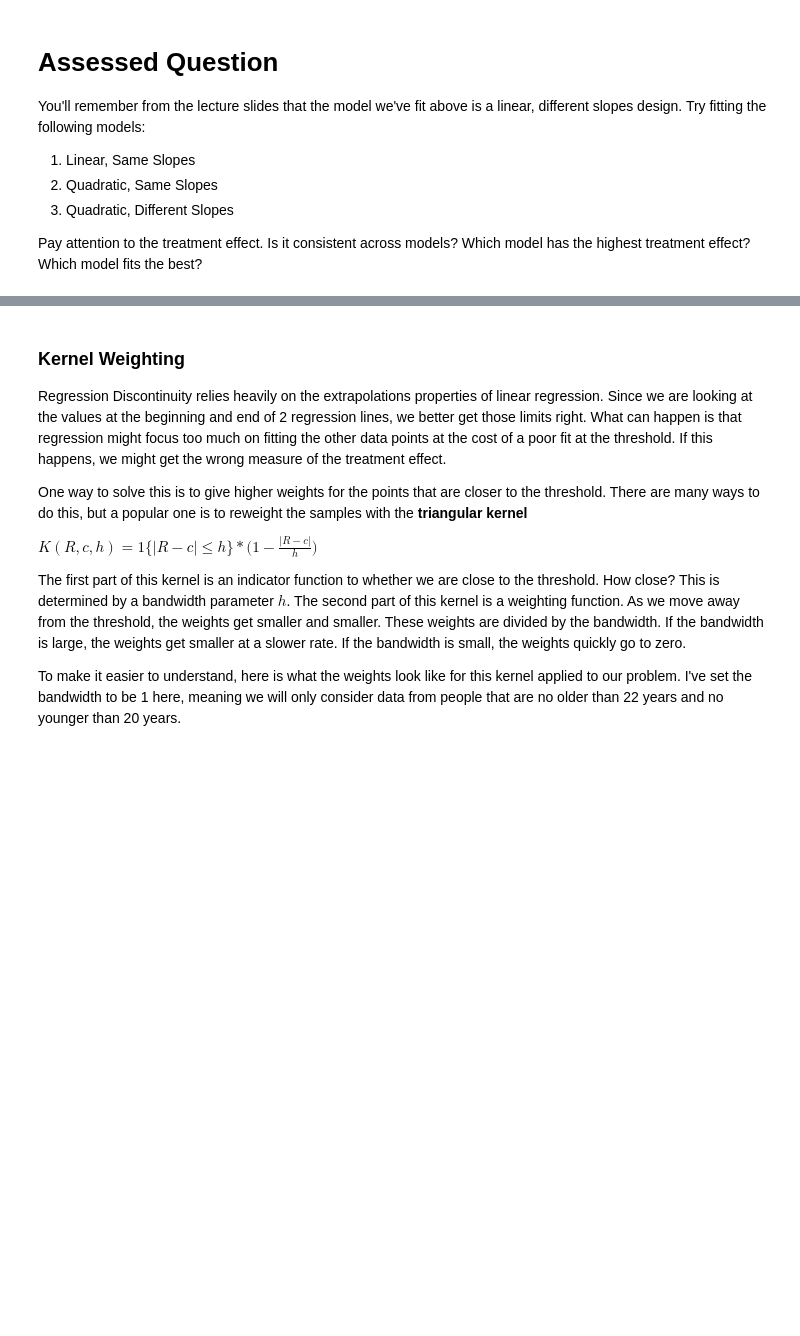
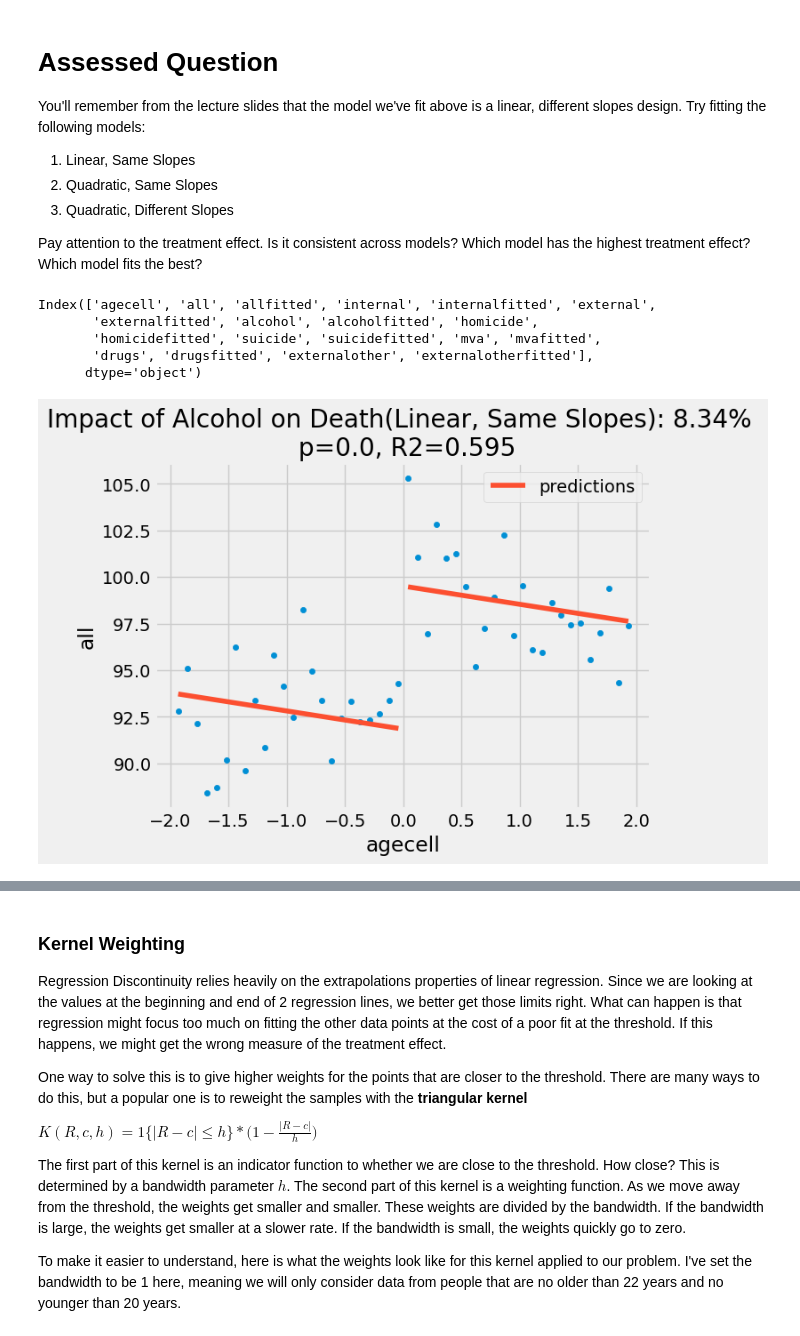
Before and after one commit to ep-ucl/QM2, a Jupyter notebook: notebooks/w09_regression_discontinuity.ipynb, the cells around one changed output, grey strips where cells are left out. Drawn from its saved outputs; the diff is of its cells as text; code cells hidden in the pictures; blank space fills up the shorter version.

```diff
--- a/notebooks/w09_regression_discontinuity.ipynb
+++ b/notebooks/w09_regression_discontinuity.ipynb
@@ -247,3 +239,20 @@ You'll remember from the lecture slides that the model we've fit above is a line
 3. Quadratic, Different Slopes
 
 Pay attention to the treatment effect. Is it consistent across models? Which model has the highest treatment effect? Which model fits the best?
+# %%
+print(drinking.columns)  # Check the actual column names
+# %% [output]
+Index(['agecell', 'all', 'allfitted', 'internal', 'internalfitted', 'external',
+       'externalfitted', 'alcohol', 'alcoholfitted', 'homicide',
+       'homicidefitted', 'suicide', 'suicidefitted', 'mva', 'mvafitted',
+       'drugs', 'drugsfitted', 'externalother', 'externalotherfitted'],
+      dtype='object')
+# %%
+ate_pct = 100*((model.params["threshold"] + model.params["Intercept"])/model.params["Intercept"] - 1)
+model = smf.wls("all ~ agecell + threshold", rdd_df).fit()
+ax = drinking.plot.scatter(x="agecell", y="all", color="C0")
+drinking.assign(predictions=model.fittedvalues).plot(x="agecell", y="predictions", ax=ax, color="C1")
+plt.title(f"Impact of Alcohol on Death(Linear, Same Slopes): {np.round(ate_pct, 2)}% \n p={np.round(model.pvalues['threshold'], 3)}, R2={np.round(model.rsquared, 3)}")
+plt.show()
+# %% [output]
+[figure, added]
```
Also changed, not shown: parts of 12 cells of this notebook.
